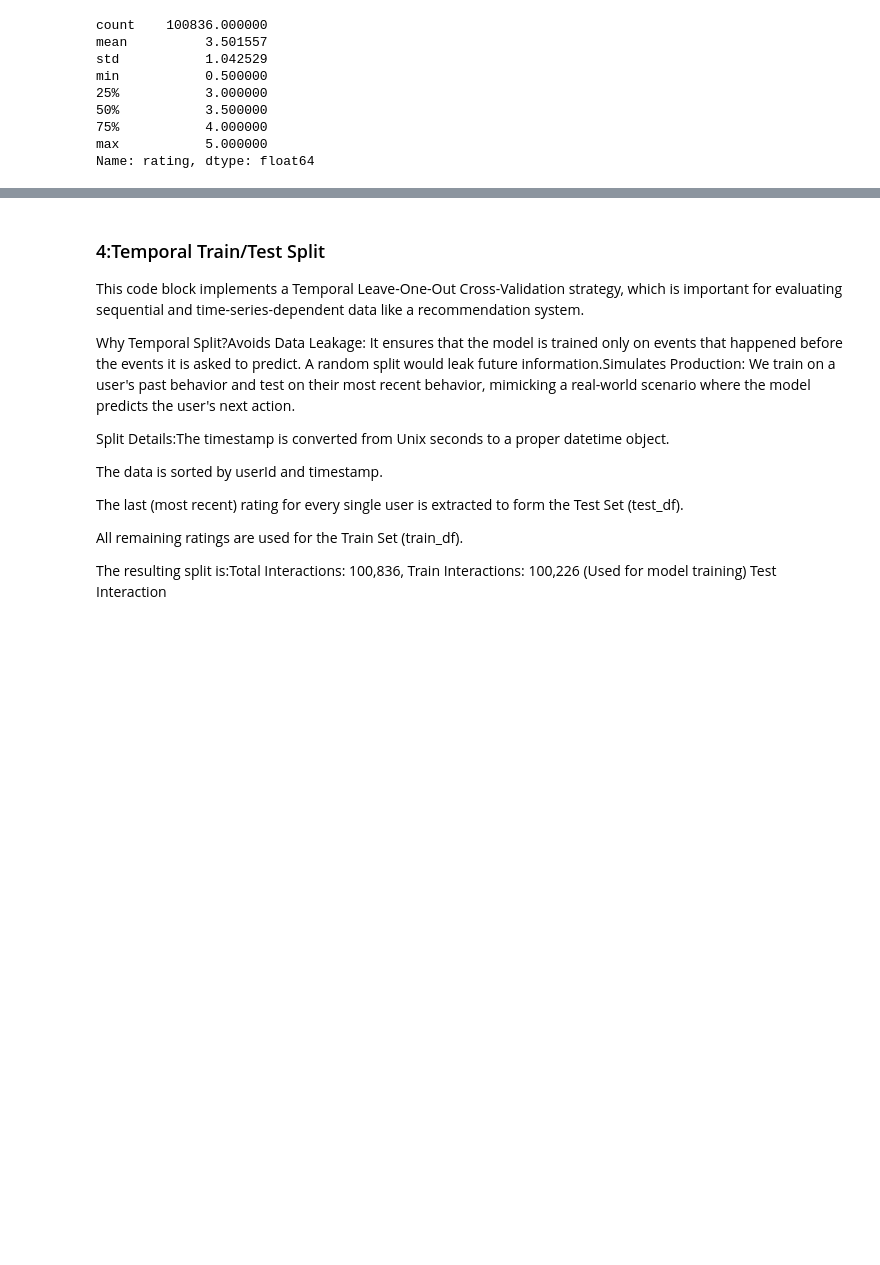
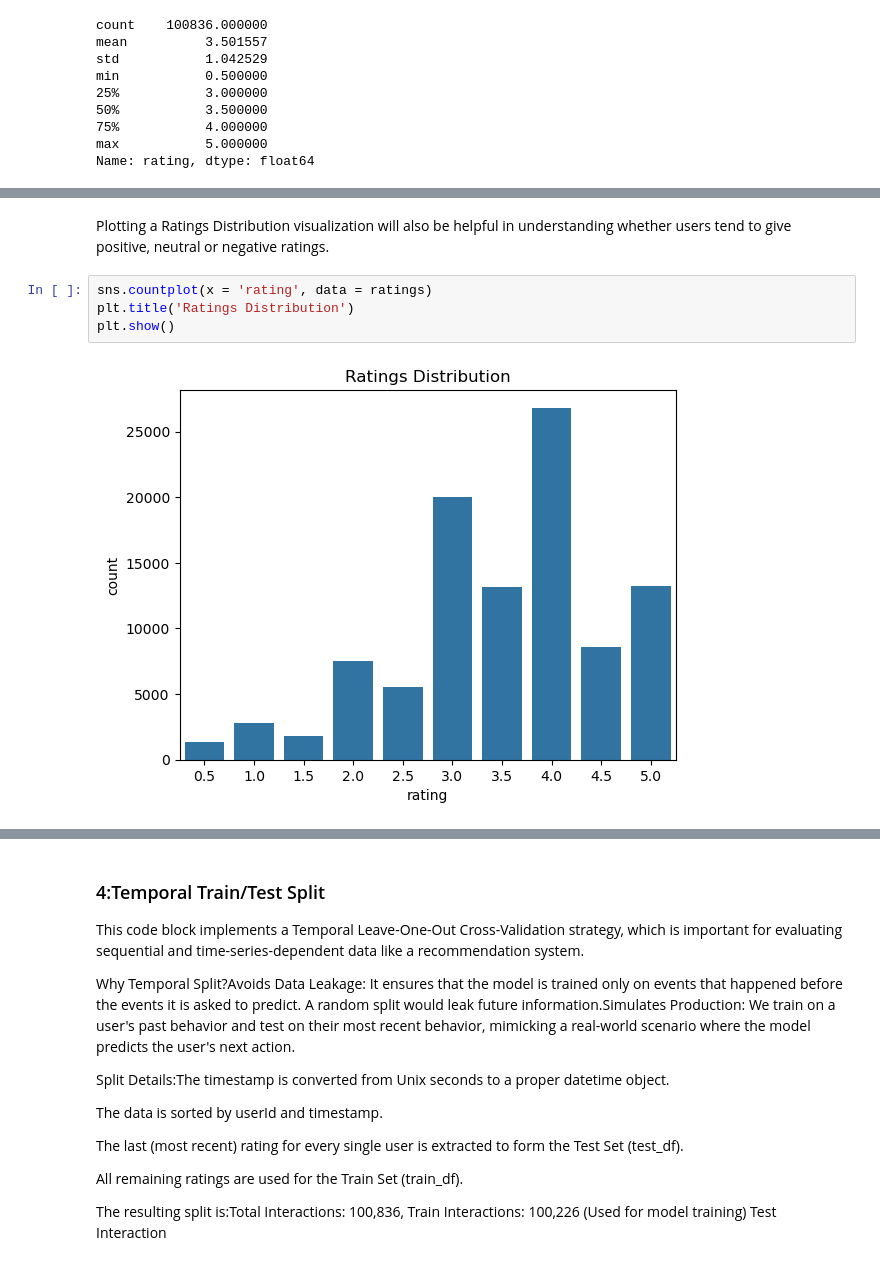
Before and after one commit to ivy-chelagat/Group-Ten, a Jupyter notebook: Recommender System .ipynb, the cells around one changed output, grey strips where cells are left out. Cells and saved outputs as stored; diff of their text form; blank space fills up the shorter version.

```diff
--- a/Recommender System .ipynb
+++ b/Recommender System .ipynb
@@ -136,0 +192,8 @@ Name: rating, dtype: float64
+# %% [markdown]
+Plotting a Ratings Distribution visualization will also be helpful in understanding whether users tend to give positive, neutral or negative ratings.
+# %%
+sns.countplot(x = 'rating', data = ratings)
+plt.title('Ratings Distribution')
+plt.show()
+# %% [output]
+[figure, added]
```
Also changed, not shown: parts of 22 cells of this notebook.
